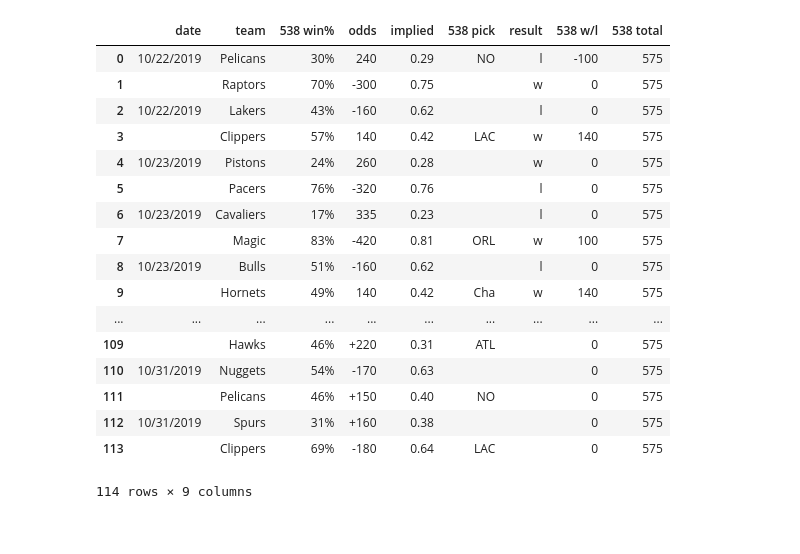
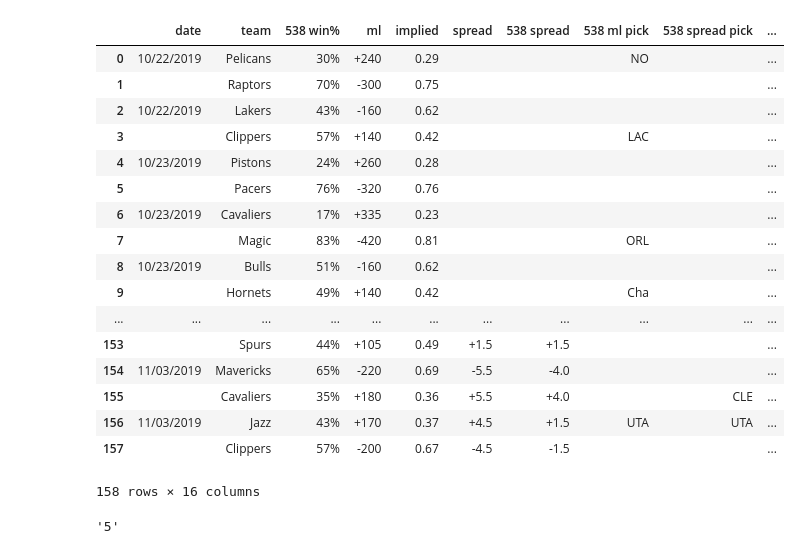
Before and after one commit to jmaloon1/NBA-Game-Predictor, a Jupyter notebook: NBA Game Predictor.ipynb, the cells around one changed output. Cells and saved outputs as stored; diff of their text form; code cells hidden in the pictures.

Commit message:
Add files via upload
Added rows for spread

```diff
--- a/NBA Game Predictor.ipynb
+++ b/NBA Game Predictor.ipynb
@@ -500,49 +719,58 @@ def writing_spreadsheet(df, filename):
 # %%
 file_name = 'z:\\python projects\\NBA Game Outcome Spreadsheet.csv'
 
 df = getting_spreadsheet(file_name) # Retrieving Spreadsheet
 spreadsheet_formatter(df)
 old_games, current_games = separating_games(df)
 
 if not current_games.empty:
     current_games['date'] = current_games['date'].replace('', np.nan).ffill()
-    current_games['odds'] = current_games.apply(lambda row: odds_formatter(row), axis=1)
-    winners, losers = game_outcomes(current_games.date.unique(), current_games.team.unique())
-    current_games['result'] = current_games.apply(lambda row: team_won_lost(row, winners, losers), axis=1)
-    current_games['538 w/l'] = current_games.apply(lambda row: money_won_lost(row, '538'), axis=1)
+    current_games['spread'] = current_games.apply(lambda row: spread_formatter(row), axis=1)
+    current_games['538 spread'] = current_games.apply(lambda row: spread_formatter(row, '538 '), axis=1)
+    current_games = game_outcomes(current_games, current_games.date.unique(), current_games.team.unique())
+    current_games['ml'] = current_games.apply(lambda row: odds_formatter(row), axis=1)
+    current_games['ml result'] = current_games.apply(lambda row: team_won_lost(row, winners, losers), axis=1)
+    current_games['538 ml w/l'] = current_games.apply(lambda row: money_won_lost(row, '538', 'ml'), axis=1)
+    current_games['538 spread w/l'] = current_games.apply(lambda row: money_won_lost(row, '538', 'spread'), axis=1)
     df = combining_data(old_games, current_games)
 
+df['ml'] = df.apply(lambda row: odds_formatter(row), axis=1)
 df['date'] = df.apply(lambda row: date_formatter(row), axis=1)
 
 if datetime.date.today().strftime('%m/%d/%Y') > df.date.max():
     new_games, year = predictions_538(datetime.date.today().strftime('%m/%d/%Y'))
-    new_games = loading_odds(new_games, year)
+    new_games = loading_moneylines(new_games, year)
+    new_games = loading_spreads(new_games, year)
     new_games['implied'] = new_games.apply(lambda row: implied_probability(row), axis=1)
-    new_games['538 pick'] = new_games.apply(lambda row: pick(row, '538'), axis=1)
-    new_games['538 w/l'] = 0
+    new_games['538 ml pick'] = new_games.apply(lambda row: ml_pick(row, '538'), axis=1)
+    new_games['538 spread pick'] = new_games.apply(lambda row: spread_pick(row, '538'), axis=1)
+    new_games['538 ml w/l'] = 0
+    new_games['538 spread w/l'] = 0
     df = combining_data(df, new_games)
 
-df['538 total'] = int(df.loc[df['538 w/l'] != np.nan]['538 w/l'].sum())
+df['538 ml total'] = int(df.loc[df['538 ml w/l'] != np.nan]['538 ml w/l'].sum())
+df['538 spread total'] = int(df.loc[df['538 spread w/l'] != np.nan]['538 spread w/l'].sum())
 date_ffill_formatter(df)
+
 
 df
 #writing_spreadsheet(df, file_name)
 # %% [output]
-|  | date | team | 538 win% | odds | implied | 538 pick | result | 538 w/l | 538 total |
-| 0 | 10/22/2019 | Pelicans | 30% | 240 | 0.29 | NO | l | -100 | 575 |
-| 1 |  | Raptors | 70% | -300 | 0.75 |  | w | 0 | 575 |
-| 2 | 10/22/2019 | Lakers | 43% | -160 | 0.62 |  | l | 0 | 575 |
-| 3 |  | Clippers | 57% | 140 | 0.42 | LAC | w | 140 | 575 |
-| 4 | 10/23/2019 | Pistons | 24% | 260 | 0.28 |  | w | 0 | 575 |
-| 5 |  | Pacers | 76% | -320 | 0.76 |  | l | 0 | 575 |
-| 6 | 10/23/2019 | Cavaliers | 17% | 335 | 0.23 |  | l | 0 | 575 |
-| 7 |  | Magic | 83% | -420 | 0.81 | ORL | w | 100 | 575 |
-| 8 | 10/23/2019 | Bulls | 51% | -160 | 0.62 |  | l | 0 | 575 |
-| 9 |  | Hornets | 49% | 140 | 0.42 | Cha | w | 140 | 575 |
-| ... | ... | ... | ... | ... | ... | ... | ... | ... | ... |
-| 109 |  | Hawks | 46% | +220 | 0.31 | ATL |  | 0 | 575 |
-| 110 | 10/31/2019 | Nuggets | 54% | -170 | 0.63 |  |  | 0 | 575 |
-| 111 |  | Pelicans | 46% | +150 | 0.40 | NO |  | 0 | 575 |
-| 112 | 10/31/2019 | Spurs | 31% | +160 | 0.38 |  |  | 0 | 575 |
-| 113 |  | Clippers | 69% | -180 | 0.64 | LAC |  | 0 | 575 |
+|  | date | team | 538 win% | ml | implied | spread | 538 spread | 538 ml pick | 538 spread pick | ... |
+| 0 | 10/22/2019 | Pelicans | 30% | +240 | 0.29 |  |  | NO |  | ... |
+| 1 |  | Raptors | 70% | -300 | 0.75 |  |  |  |  | ... |
+| 2 | 10/22/2019 | Lakers | 43% | -160 | 0.62 |  |  |  |  | ... |
+| 3 |  | Clippers | 57% | +140 | 0.42 |  |  | LAC |  | ... |
+| 4 | 10/23/2019 | Pistons | 24% | +260 | 0.28 |  |  |  |  | ... |
+| 5 |  | Pacers | 76% | -320 | 0.76 |  |  |  |  | ... |
+| 6 | 10/23/2019 | Cavaliers | 17% | +335 | 0.23 |  |  |  |  | ... |
+| 7 |  | Magic | 83% | -420 | 0.81 |  |  | ORL |  | ... |
+| 8 | 10/23/2019 | Bulls | 51% | -160 | 0.62 |  |  |  |  | ... |
+| 9 |  | Hornets | 49% | +140 | 0.42 |  |  | Cha |  | ... |
+| ... | ... | ... | ... | ... | ... | ... | ... | ... | ... | ... |
+| 153 |  | Spurs | 44% | +105 | 0.49 | +1.5 | +1.5 |  |  | ... |
+| 154 | 11/03/2019 | Mavericks | 65% | -220 | 0.69 | -5.5 | -4.0 |  |  | ... |
+| 155 |  | Cavaliers | 35% | +180 | 0.36 | +5.5 | +4.0 |  | CLE | ... |
+| 156 | 11/03/2019 | Jazz | 43% | +170 | 0.37 | +4.5 | +1.5 | UTA | UTA | ... |
+| 157 |  | Clippers | 57% | -200 | 0.67 | -4.5 | -1.5 |  |  | ... |
-114 rows × 9 columns
+158 rows × 16 columns
@@ -548,0 +780,5 @@ df
+# %%
+a = '12345'
+a[-1:]
+# %% [output]
+'5'
```
Also changed, not shown: parts of 3 cells of this notebook.
